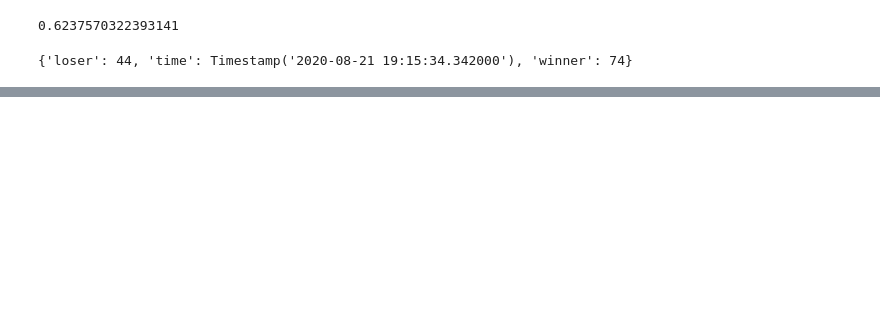
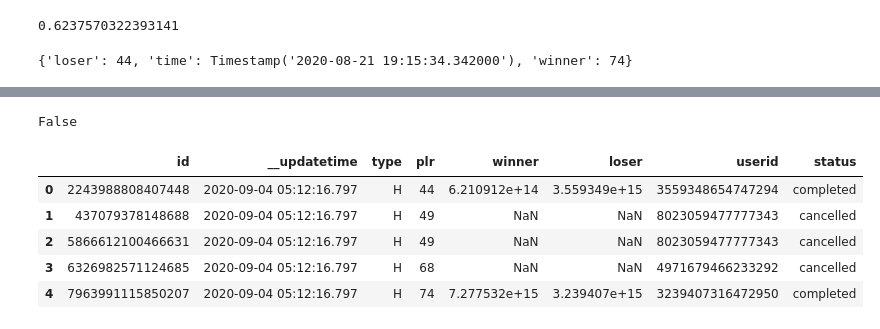
Before and after one commit to mynameisvinn/Matcha-Latte, a Jupyter notebook: Backtesting PLR.ipynb, the cells around one changed output, grey strips where cells are left out. Cells and saved outputs as stored; diff of their text form; code cells hidden in the pictures; blank space fills up the shorter version.

```diff
--- a/Backtesting PLR.ipynb
+++ b/Backtesting PLR.ipynb
@@ -100,0 +157,13 @@ lookup['5148940047099294']
+# %%
+df['__updatetime'][1] > df['__updatetime'][100]
+# %% [output]
+False
+# %%
+df.head()
+# %% [output]
+|  | id | __updatetime | type | plr | winner | loser | userid | status |
+| 0 | 2243988808407448 | 2020-09-04 05:12:16.797 | H | 44 | 6.210912e+14 | 3.559349e+15 | 3559348654747294 | completed |
+| 1 | 437079378148688 | 2020-09-04 05:12:16.797 | H | 49 | NaN | NaN | 8023059477777343 | cancelled |
+| 2 | 5866612100466631 | 2020-09-04 05:12:16.797 | H | 49 | NaN | NaN | 8023059477777343 | cancelled |
+| 3 | 6326982571124685 | 2020-09-04 05:12:16.797 | H | 68 | NaN | NaN | 4971679466233292 | cancelled |
+| 4 | 7963991115850207 | 2020-09-04 05:12:16.797 | H | 74 | 7.277532e+15 | 3.239407e+15 | 3239407316472950 | completed |
```
Also changed, not shown: parts of 18 cells of this notebook, 3 other files.
